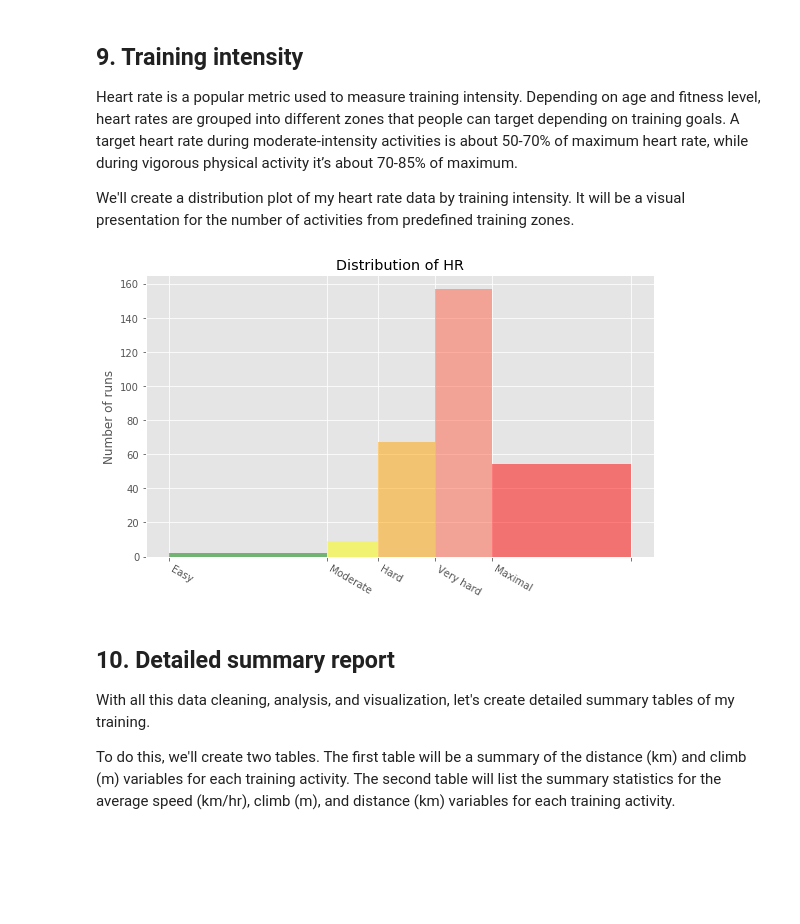
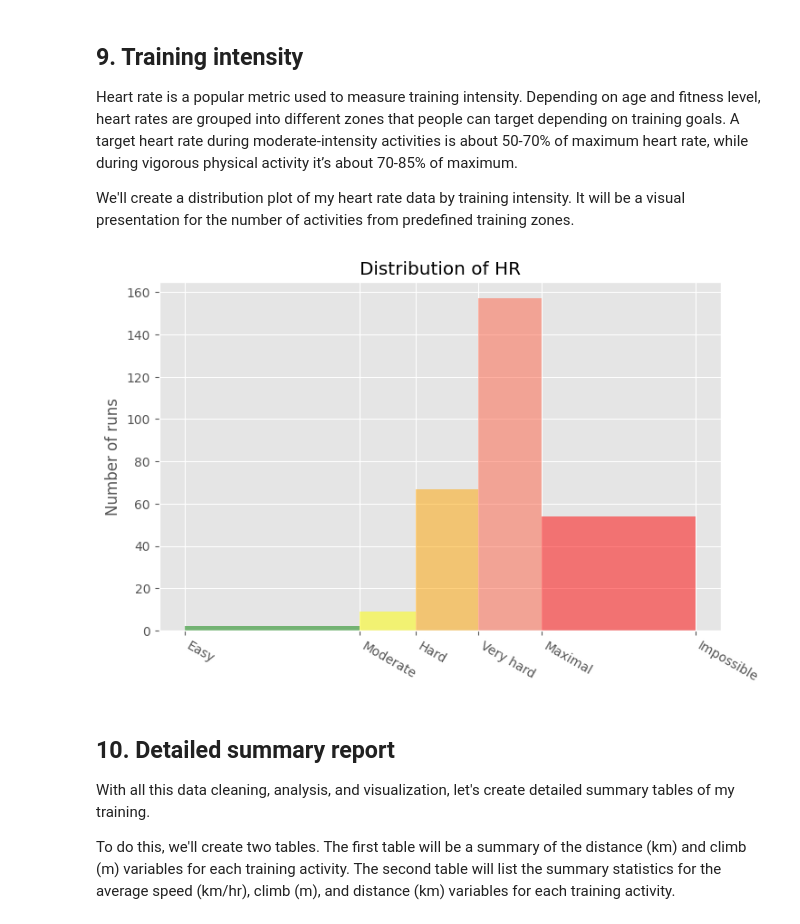
Before and after one commit to LarryEze/Python-R-Projects, a Jupyter notebook: Python/Analyze Your Runkeeper Fitness Data/notebook.ipynb, the cells around one changed output. Cells and saved outputs as stored; diff of their text form; code cells hidden in the pictures; blank space fills up the shorter version.

```diff
--- a/Python/Analyze Your Runkeeper Fitness Data/notebook.ipynb
+++ b/Python/Analyze Your Runkeeper Fitness Data/notebook.ipynb
@@ -275,26 +277,26 @@ plt.show()
 # %%
 # Prepare data
 hr_zones = [100, 125, 133, 142, 151, 173]
-zone_names = ['Easy', 'Moderate', 'Hard', 'Very hard', 'Maximal']
+zone_names = ['Easy', 'Moderate', 'Hard', 'Very hard', 'Maximal', 'Impossible']
 zone_colors = ['green', 'yellow', 'orange', 'tomato', 'red']
-df_run_hr_all = df_run['Average Heart Rate (bpm)']['2018':'2015-03']
+df_run_hr_all = df_run['Average Heart Rate (bpm)']['2015-03':'2018']
 
 # Create plot
 fig, ax = plt.subplots(figsize=(8, 5))
 
 # Plot and customize
 n, bins, patches = ax.hist(df_run_hr_all, bins=hr_zones, alpha=0.5)
 for i in range(0, len(patches)):
     patches[i].set_facecolor(zone_colors[i])
 
 ax.set(title='Distribution of HR', ylabel='Number of runs')
 ax.xaxis.set(ticks=hr_zones)
 ax.set_xticklabels(labels=zone_names, rotation=-30, ha='left')
 
 # Show plot
 plt.show()
 # %% [output]
-[figure, old version]
+[figure, new version]
 # %% [markdown]
 ## 10. Detailed summary report
 <p>With all this data cleaning, analysis, and visualization, let's create detailed summary tables of my training. </p>
```
Also changed, not shown: parts of 6 cells of this notebook.
